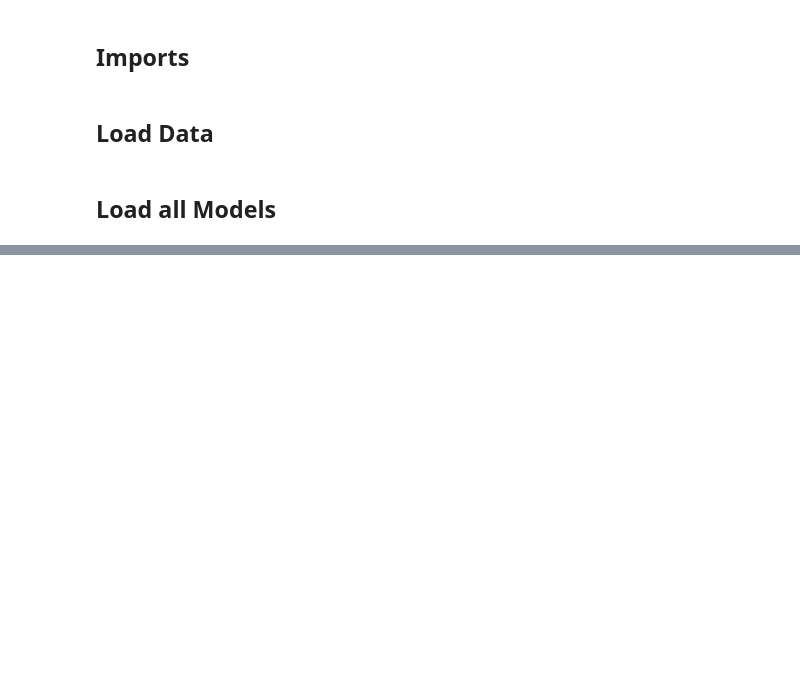
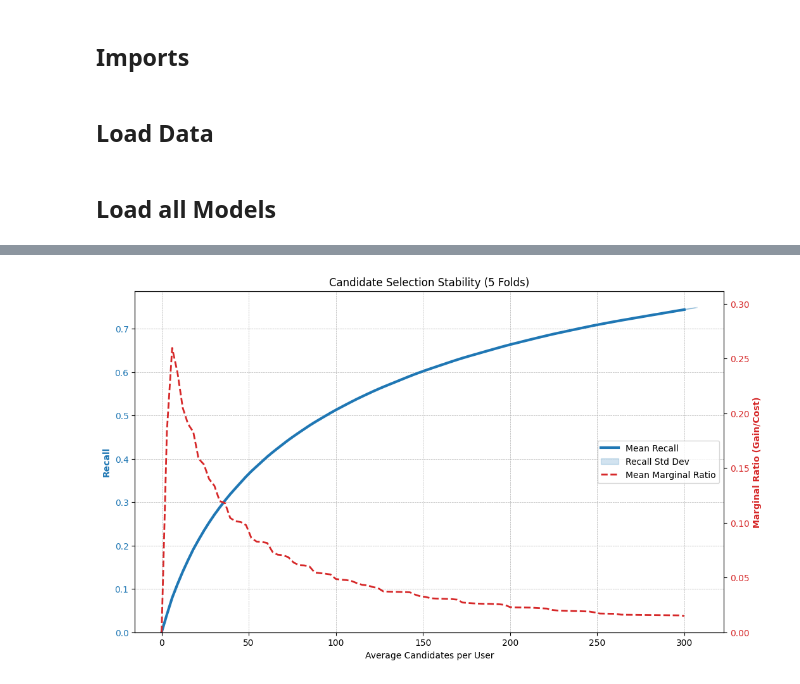
Before and after one commit to Lv1g1/RecSys-Challenge-2025, a Jupyter notebook: Challenge/xg_boost/candidate_selection.ipynb, the cells around one changed output, grey strips where cells are left out. Saved outputs shown, nothing was run; the diff lists cells and outputs as text; code cells hidden in the pictures; blank space fills up the shorter version.

```diff
--- a/Challenge/xg_boost/candidate_selection.ipynb
+++ b/Challenge/xg_boost/candidate_selection.ipynb
@@ -92,0 +352,43 @@ from Recommenders.Neural.MultVAE_PyTorch_Recommender import MultVAERecommender_P
+# %%
+budget = 300
+cutoffs = [
+    5, 10, 15, 20, 25, 30, 40, 50,    # High precision area
+    60, 70, 80, 90, 100,              # Mid range
+    120, 140, 160, 180, 200,          # Extended range
+    250, 300                          # Deep candidates
+]
+max_cutoff = max(cutoffs)
+
+selected_cutoffs_all_folds = []
+cv_histories = []
+
+for fold_index, (URM_train, URM_val) in enumerate(folds):
+    print(f"Processing Fold {fold_index}...")
+
+    # Pre-compute recommendations for all models
+    user_ids = np.arange(URM_train.shape[0])
+    model_recs_cache, model_names = precumpute_recommendations(
+        URM_train,
+        user_ids,
+        models_mapping,
+        os.path.join(outer_folder, f"fold_{fold_index}"),
+        max_cutoff
+    )
+
+    # Perform greedy candidate selection
+    selected_cutoffs, history_candidates, history_recall, history_ratios = greedy_candidate_selection(
+        URM_train,
+        URM_val,
+        model_names,
+        model_recs_cache,
+        cutoffs,
+        budget
+    )
+
+    # Store results
+    selected_cutoffs_all_folds.append(selected_cutoffs)
+    cv_histories.append({
+        'candidates': history_candidates,
+        'recall': history_recall,
+        'ratios': history_ratios
+    })
@@ -92,0 +441,4 @@ from Recommenders.Neural.MultVAE_PyTorch_Recommender import MultVAERecommender_P
+# %%
+plot_cv_history(cv_histories, max_budget=300)
+# %% [output]
+[figure, added]
```
Also changed, not shown: parts of 18 cells of this notebook, 13 other files.
